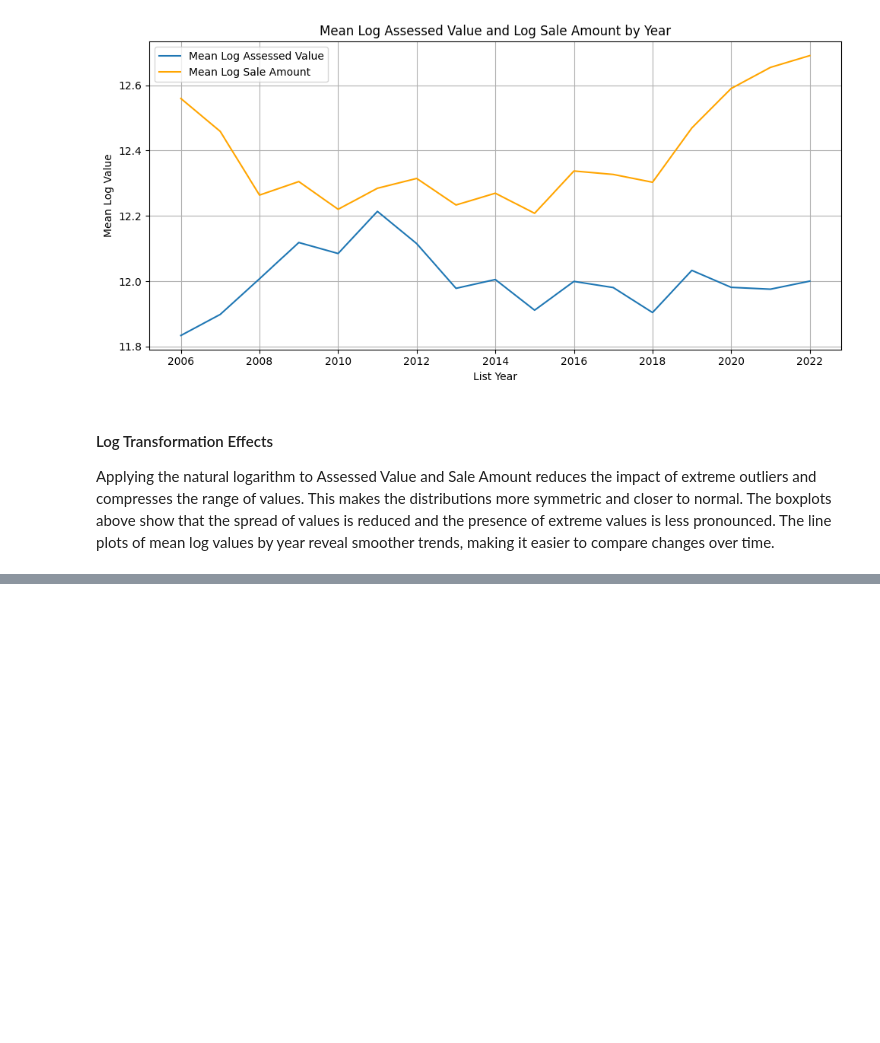
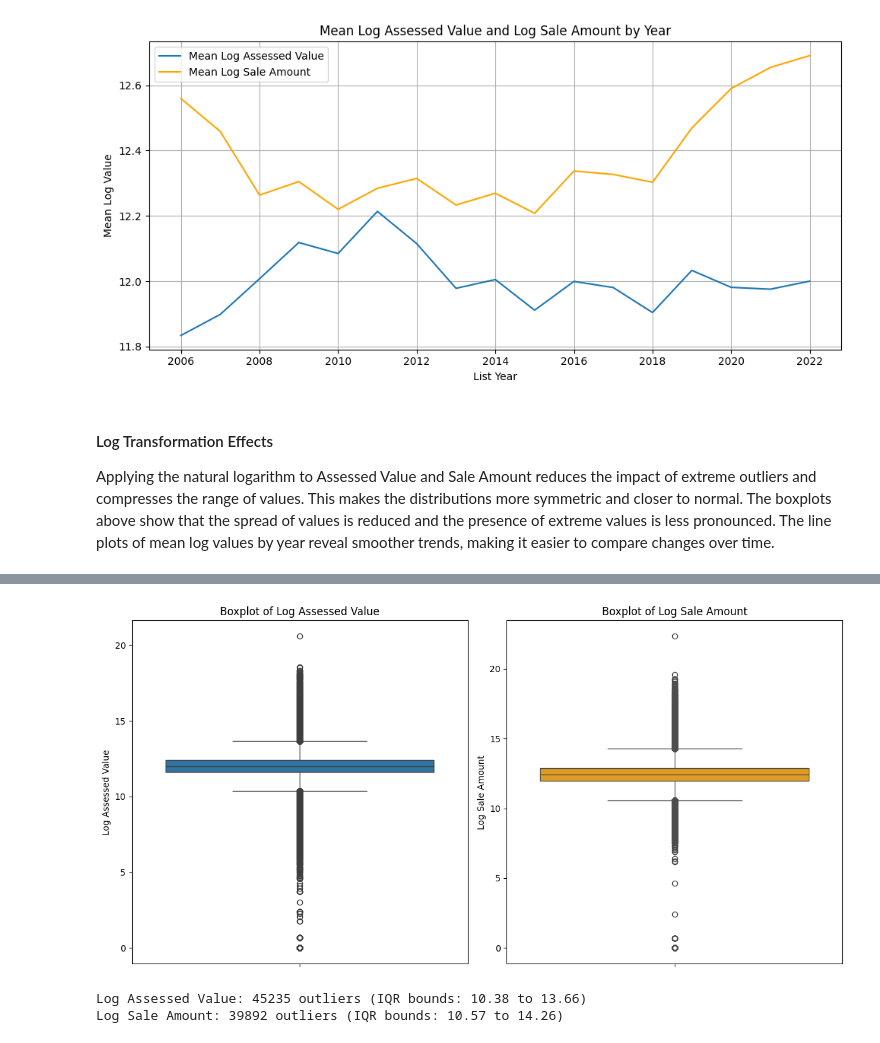
Before and after one commit to The-Fool-cmd/Real-Estate-ML, a Jupyter notebook: part_2.ipynb, the cells around one changed output, grey strips where cells are left out. Drawn from its saved outputs; the diff is of its cells as text; code cells hidden in the pictures; blank space fills up the shorter version.

```diff
--- a/part_2.ipynb
+++ b/part_2.ipynb
@@ -252,0 +387,29 @@ Applying the natural logarithm to Assessed Value and Sale Amount reduces the imp
+# %%
+# Visualize outliers with boxplot
+plt.figure(figsize=(12, 6))
+plt.subplot(1, 2, 1)
+sns.boxplot(y=df['Log Assessed Value'])
+plt.title('Boxplot of Log Assessed Value')
+plt.subplot(1, 2, 2)
+sns.boxplot(y=df['Log Sale Amount'], color='orange')
+plt.title('Boxplot of Log Sale Amount')
+plt.tight_layout()
+plt.show()
+
+# Detect outliers using IQR
+def count_iqr_outliers(series):
+    Q1 = series.quantile(0.25)
+    Q3 = series.quantile(0.75)
+    IQR = Q3 - Q1
+    lower = Q1 - 1.5 * IQR
+    upper = Q3 + 1.5 * IQR
+    outliers = ((series < lower) | (series > upper)).sum()
+    return outliers, lower, upper
+
+for col in ['Log Assessed Value', 'Log Sale Amount']:
+    outliers, lower, upper = count_iqr_outliers(df[col])
+    print(f"{col}: {outliers} outliers (IQR bounds: {lower:.2f} to {upper:.2f})")
+# %% [output]
+[figure, added]
+Log Assessed Value: 45235 outliers (IQR bounds: 10.38 to 13.66)
+Log Sale Amount: 39892 outliers (IQR bounds: 10.57 to 14.26)
```
Also changed, not shown: parts of 19 cells of this notebook.
